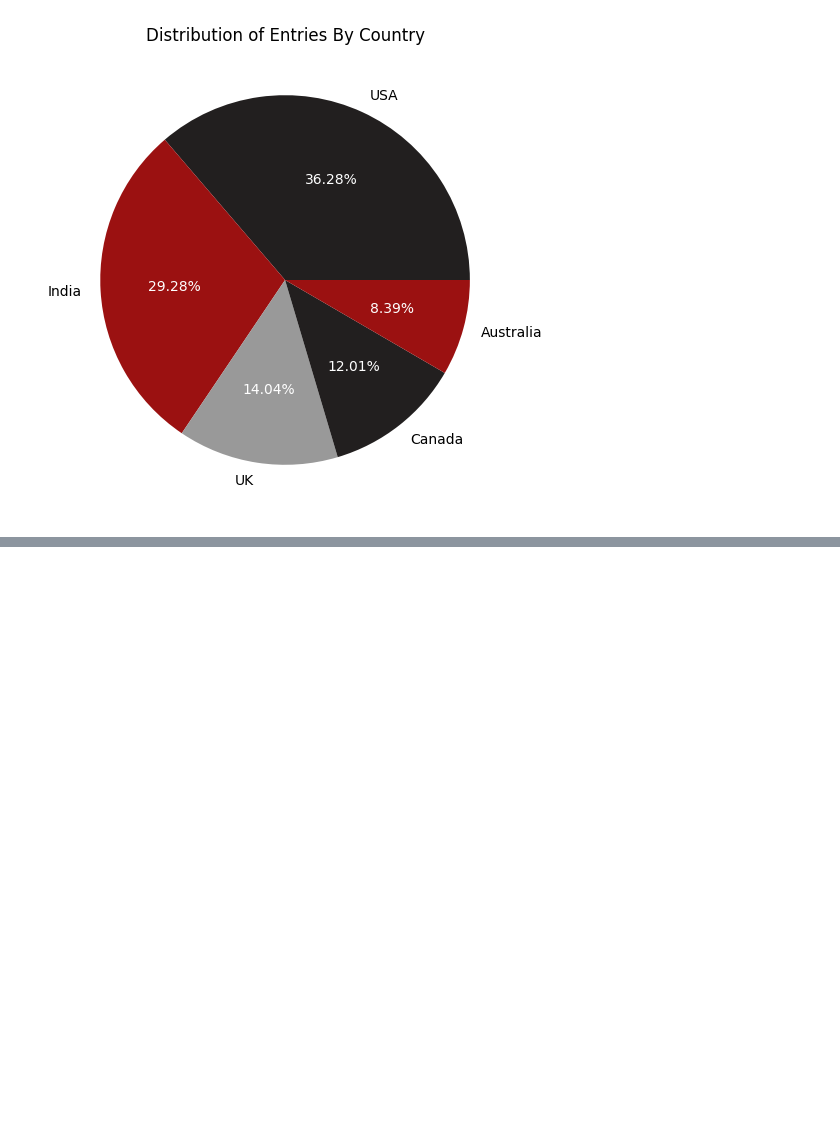
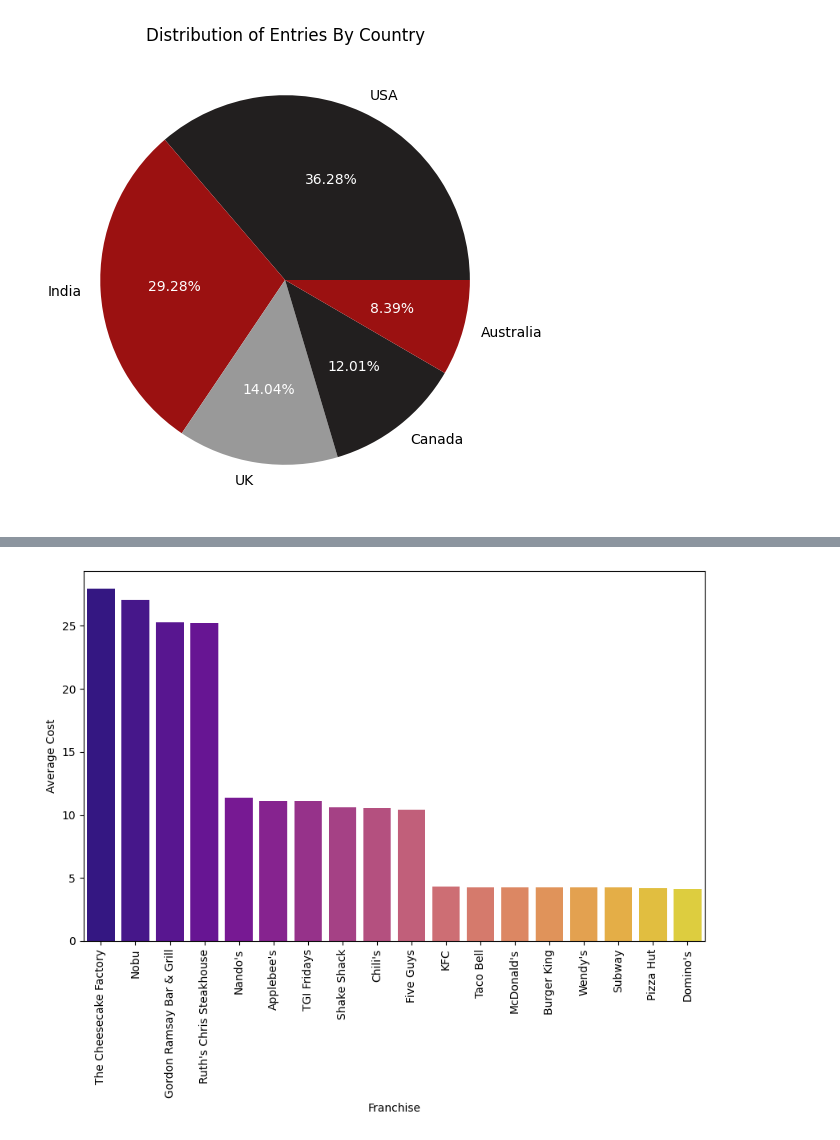
Before and after one commit to cafesmire/notebooks, a Jupyter notebook: global_food/global_food.ipynb, the cells around one changed output, grey strips where cells are left out. Drawn from its saved outputs; the diff is of its cells as text; code cells hidden in the pictures; blank space fills up the shorter version.

Commit message:
Review average costs per franchise

```diff
--- a/global_food/global_food.ipynb
+++ b/global_food/global_food.ipynb
@@ -129,0 +139,13 @@ plt.show()
+# %%
+# Brand # of items
+avg_cost = df.groupby('brand_name')['price_usd_normalized'].mean().round(2).sort_values(ascending=False).reset_index(name='avg_price')
+# %%
+plt.figure(figsize=(10,6))
+
+sns.barplot(avg_cost, x='brand_name', y='avg_price', hue='brand_name', palette='plasma')
+plt.xticks(rotation=90)
+plt.ylabel('Average Cost')
+plt.xlabel('Franchise')
+plt.show()
+# %% [output]
+[figure, added]
```
Also changed, not shown: parts of 1 cell of this notebook.
